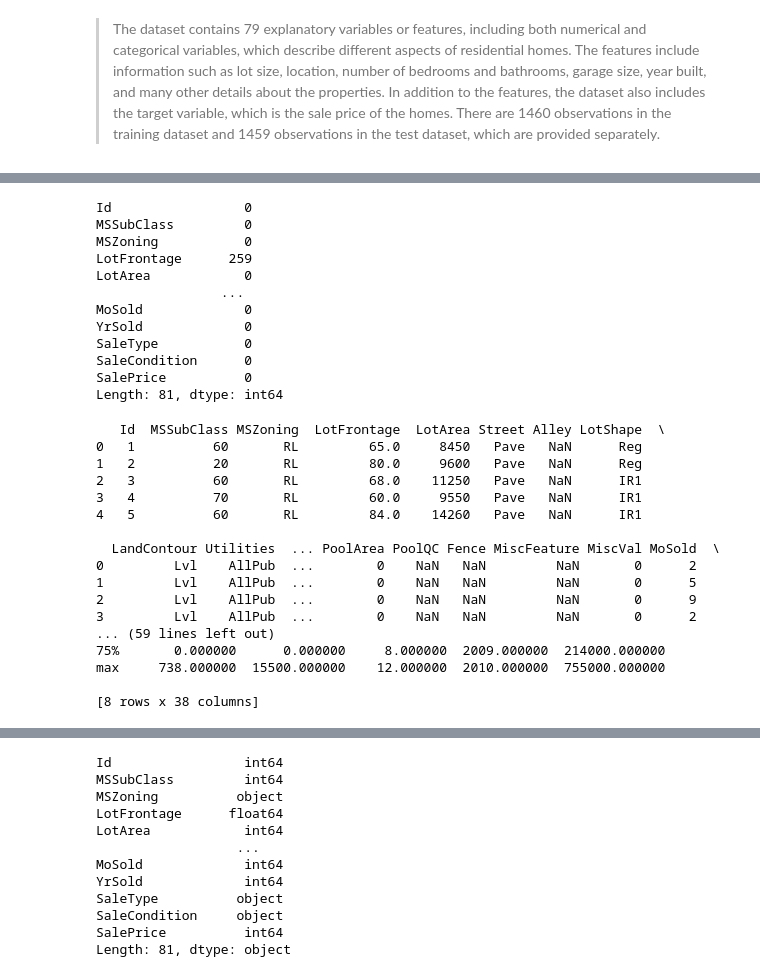
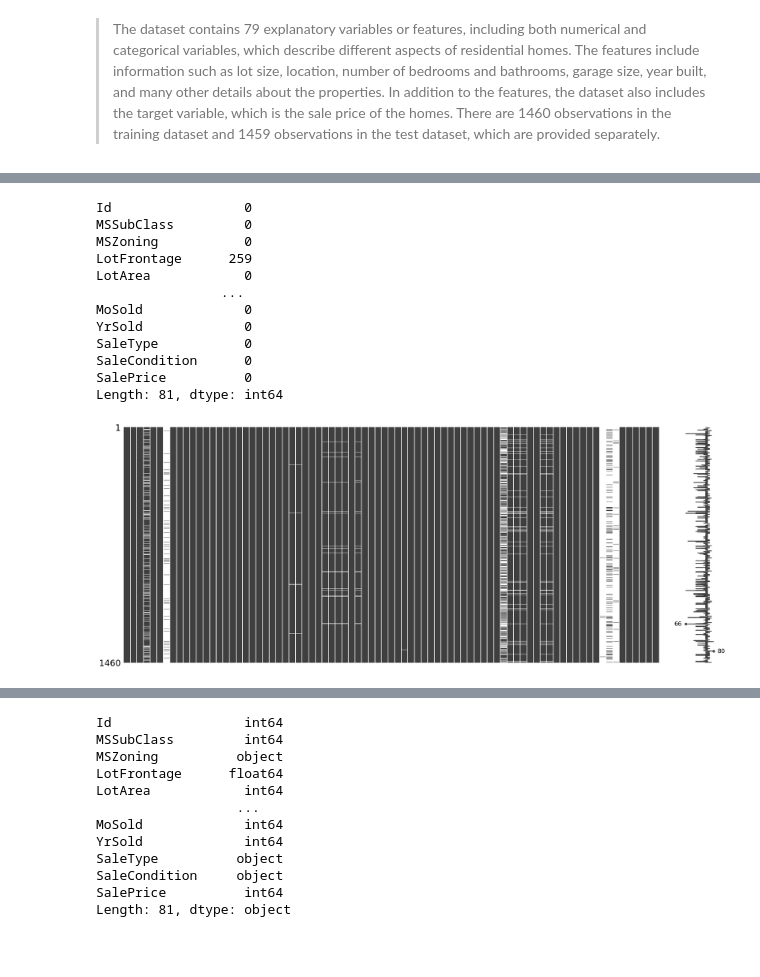
Before and after one commit to Yacoub92/for_git_study, a Jupyter notebook: analysis-checkpoint.ipynb, the cells around one changed output, grey strips where cells are left out. Drawn from its saved outputs; the diff is of its cells as text; code cells hidden in the pictures; blank space fills up the shorter version.

```diff
--- a/analysis-checkpoint.ipynb
+++ b/analysis-checkpoint.ipynb
@@ -65,54 +66,28 @@ Length: 81, dtype: object
 max     738.000000  15500.000000    12.000000  2010.000000  755000.000000
 
 [8 rows x 38 columns]
-# %%
-# Count the missing values in each column
-print(data.isnull().sum())
-# %% [output]
-Id                 0
-MSSubClass         0
-MSZoning           0
-LotFrontage      259
-LotArea            0
-                ...
-MoSold             0
-YrSold             0
-SaleType           0
-SaleCondition      0
-SalePrice          0
-Length: 81, dtype: int64
-# %%
-import pandas as pd
-
-# Load the data into a pandas DataFrame
-df = pd.read_csv('train.csv')
-
-# Print the first few rows of the DataFrame
-print(df.head())
-
-# Check the data types of each feature
-print(df.dtypes)
-
-# Identify the target variable
-target_variable = '12'
-
-# Display summary statistics for all numeric features
-print(df.describe())
-# %% [output]
-   Id  MSSubClass MSZoning  LotFrontage  LotArea Street Alley LotShape  \
-0   1          60       RL         65.0     8450   Pave   NaN      Reg
-1   2          20       RL         80.0     9600   Pave   NaN      Reg
-2   3          60       RL         68.0    11250   Pave   NaN      IR1
-3   4          70       RL         60.0     9550   Pave   NaN      IR1
-4   5          60       RL         84.0    14260   Pave   NaN      IR1
-
-  LandContour Utilities  ... PoolArea PoolQC Fence MiscFeature MiscVal MoSold  \
-0         Lvl    AllPub  ...        0    NaN   NaN         NaN       0      2
-1         Lvl    AllPub  ...        0    NaN   NaN         NaN       0      5
-2         Lvl    AllPub  ...        0    NaN   NaN         NaN       0      9
-3         Lvl    AllPub  ...        0    NaN   NaN         NaN       0      2
-... (59 lines left out)
-75%       0.000000      0.000000     8.000000  2009.000000  214000.000000
-max     738.000000  15500.000000    12.000000  2010.000000  755000.000000
-
-[8 rows x 38 columns]
+# %%
+import pandas as pd
+import missingno as msno
+
+# Read the CSV file
+df = pd.read_csv('train.csv')
+
+# Visualize the missing values using missingno
+msno.matrix(df)
+
+print(df.isnull().sum())
+# %% [output]
+Id                 0
+MSSubClass         0
+MSZoning           0
+LotFrontage      259
+LotArea            0
+                ...
+MoSold             0
+YrSold             0
+SaleType           0
+SaleCondition      0
+SalePrice          0
+Length: 81, dtype: int64
+[figure, added]
```
Also changed, not shown: parts of 3 cells of this notebook.
